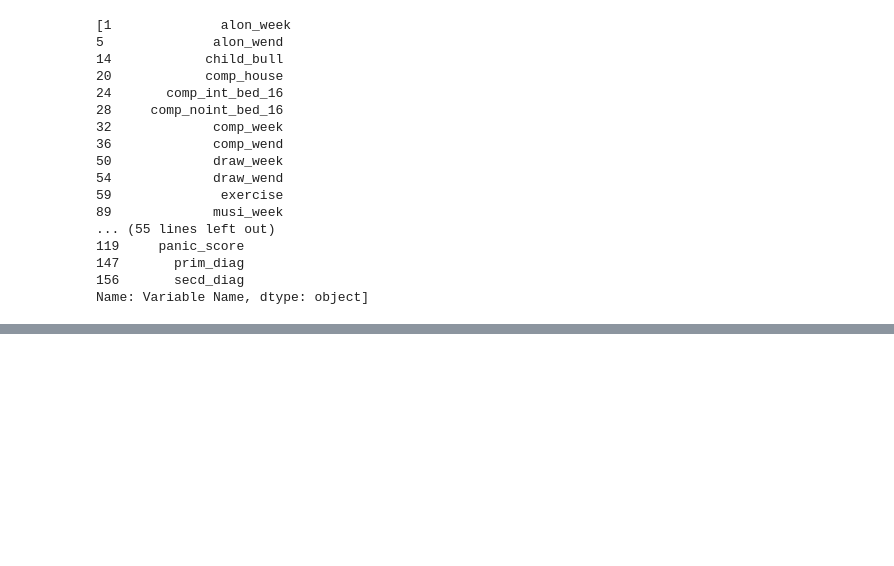
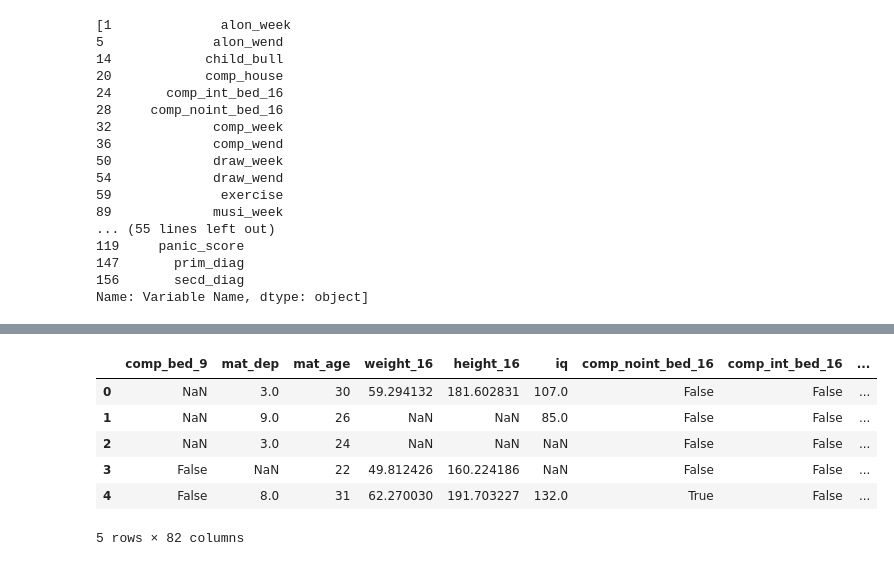
Before and after one commit to kkadzielna/project_14, a Jupyter notebook: exploratory_data_analysis.ipynb, the cells around one changed output, grey strips where cells are left out. Cells and saved outputs as stored; diff of their text form; code cells hidden in the pictures; blank space fills up the shorter version.

```diff
--- a/exploratory_data_analysis.ipynb
+++ b/exploratory_data_analysis.ipynb
@@ -93,4 +93,6 @@ columns = list(df)
 
 for i in columns:
     if df[i][0] in columns_to_keep_names:
-    else: df.drop(df[i])
+
+    else:
+        df.drop(df[i])
@@ -98,0 +99,4 @@ ValueError: The truth value of a Series is ambiguous. Use a.empty, a.bool(), a.i
+# %%
+for i in data.columns:
+    if len(data[i].unique()) <= 7:
+        print(i, data[i].unique())
@@ -98,0 +121,42 @@ ValueError: The truth value of a Series is ambiguous. Use a.empty, a.bool(), a.i
+# %%
+data.drop('flag', inplace = True, axis = 1)
+data.drop('Unnamed: 0', inplace = True, axis = 1)
+data.drop('X', inplace = True, axis = 1)
+# %%
+for i in ['comp_bed_9', 'pat_pres_10', 'pat_pres_8', 'pat_pres', 'mat_anx_1', 'mat_anx_18m', 'mat_anx_8m', 'emot_cruel',
+          'phys_cruel', 'mat_anx_0m', 'child_bull', 'musi_13', 'tv_bed_9', 'own_mob', 'comp_games']:
+    data[i] = data[i].replace(['Yes'], True)
+    data[i] = data[i].replace(['No'], False)
+
+for i in ['comp_noint_bed_16', 'comp_int_bed_16', 'comp_house', 'tv_bed_16']:
+    data[i] = data[i].replace(['Yes'], True)
+    data[i] = data[i].fillna(False)
+
+for i in ['talk_phon_wend', 'musi_wend', 'talk_phon_week', 'musi_week']:
+    data[i] = data[i].replace(['Not at all'], False)
+    data[i] = data[i].replace(['Any at all'], True)
+
+for i in ['play_wend', 'out_sum_wend', 'play_week', 'out_sum_week']:
+    data[i] = data[i].replace(['Less than 3 hours'], False)
+    data[i] = data[i].replace(['3 or more hours'], True)
+
+for i in ['tran_wend', 'tran_week']:
+    data[i] = data[i].replace(['Less than 1 hour'], False)
+    data[i] = data[i].replace(['1 or more hours'], True)
+
+data['has_dep_diag'] = data['has_dep_diag'].replace([' No ICD-10 diagnosis of depression'], False)
+data['has_dep_diag'] = data['has_dep_diag'].replace(['Yes ICD-10 diagnosis of depression'], True)
+
+data['creat_14'] = data['creat_14'].replace(['often'], True)
+data['creat_14'] = data['creat_14'].replace(['sometimes'], False)
+
+
+data.head()
+# %% [output]
+|  | comp_bed_9 | mat_dep | mat_age | weight_16 | height_16 | iq | comp_noint_bed_16 | comp_int_bed_16 | ... |
+| 0 | NaN | 3.0 | 30 | 59.294132 | 181.602831 | 107.0 | False | False | ... |
+| 1 | NaN | 9.0 | 26 | NaN | NaN | 85.0 | False | False | ... |
+| 2 | NaN | 3.0 | 24 | NaN | NaN | NaN | False | False | ... |
+| 3 | False | NaN | 22 | 49.812426 | 160.224186 | NaN | False | False | ... |
+| 4 | False | 8.0 | 31 | 62.270030 | 191.703227 | 132.0 | True | False | ... |
+5 rows × 82 columns
```
Also changed, not shown: parts of 12 cells of this notebook.
